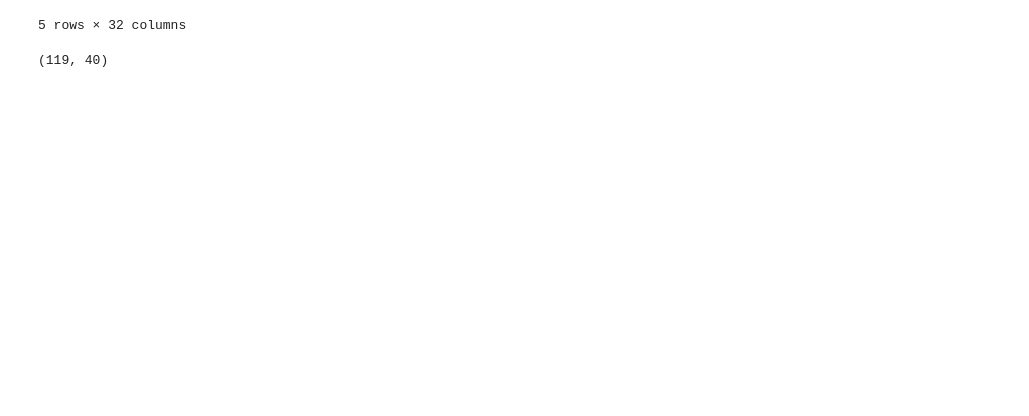
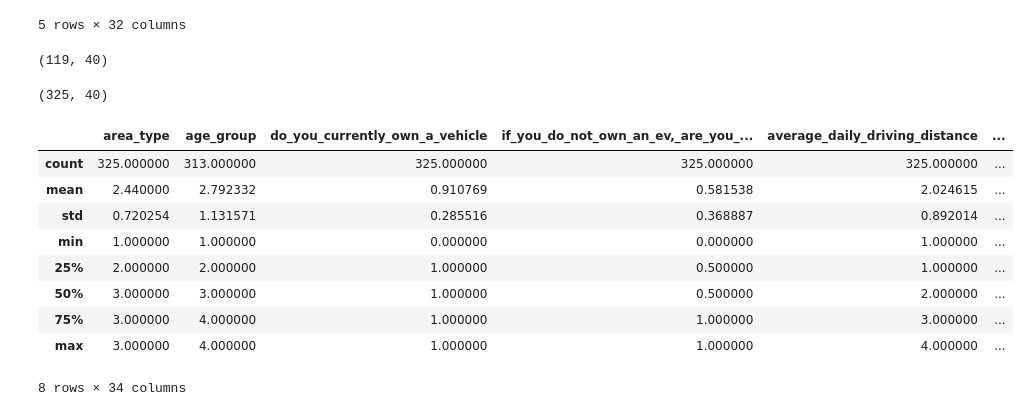
Before and after one commit to AnanthaRam-GS/eVehicle-adoption-analytics, a Jupyter notebook: notebooks/data_preprocessing.ipynb, the cells around one changed output. Drawn from its saved outputs; the diff is of its cells as text; code cells hidden in the pictures; blank space fills up the shorter version.

```diff
--- a/notebooks/data_preprocessing.ipynb
+++ b/notebooks/data_preprocessing.ipynb
@@ -493,3 +493,51 @@ index=False
 survey_df.shape
 # %% [output]
 (119, 40)
+# %%
+target_size = 325
+
+survey_augmented = survey_df.sample(
+    n=target_size,
+    replace=True,
+    random_state=42
+).reset_index(drop=True)
+# %%
+survey_augmented.shape
+# %% [output]
+(325, 40)
+# %%
+survey_augmented["ev_readiness_score"] = (
+    survey_augmented["ev_motivation_score"] -
+    survey_augmented["ev_barrier_score"]
+)
+# %%
+import numpy as np
+
+noise_cols = [
+    "ev_motivation_score",
+    "ev_barrier_score",
+    "ev_readiness_score"
+]
+
+for col in noise_cols:
+    survey_augmented[col] = survey_augmented[col] + np.random.normal(
+        0,
+        0.15,
+        size=len(survey_augmented)
+    )
+# %%
+for col in noise_cols:
+    survey_augmented[col] = survey_augmented[col].clip(1,5)
+# %%
+survey_augmented.describe()
+# %% [output]
+|  | area_type | age_group | do_you_currently_own_a_vehicle | if_you_do_not_own_an_ev,_are_you_... | average_daily_driving_distance | ... |
+| count | 325.000000 | 313.000000 | 325.000000 | 325.000000 | 325.000000 | ... |
+| mean | 2.440000 | 2.792332 | 0.910769 | 0.581538 | 2.024615 | ... |
+| std | 0.720254 | 1.131571 | 0.285516 | 0.368887 | 0.892014 | ... |
+| min | 1.000000 | 1.000000 | 0.000000 | 0.000000 | 1.000000 | ... |
+| 25% | 2.000000 | 2.000000 | 1.000000 | 0.500000 | 1.000000 | ... |
+| 50% | 3.000000 | 3.000000 | 1.000000 | 0.500000 | 2.000000 | ... |
+| 75% | 3.000000 | 4.000000 | 1.000000 | 1.000000 | 3.000000 | ... |
+| max | 3.000000 | 4.000000 | 1.000000 | 1.000000 | 4.000000 | ... |
+8 rows × 34 columns
```
